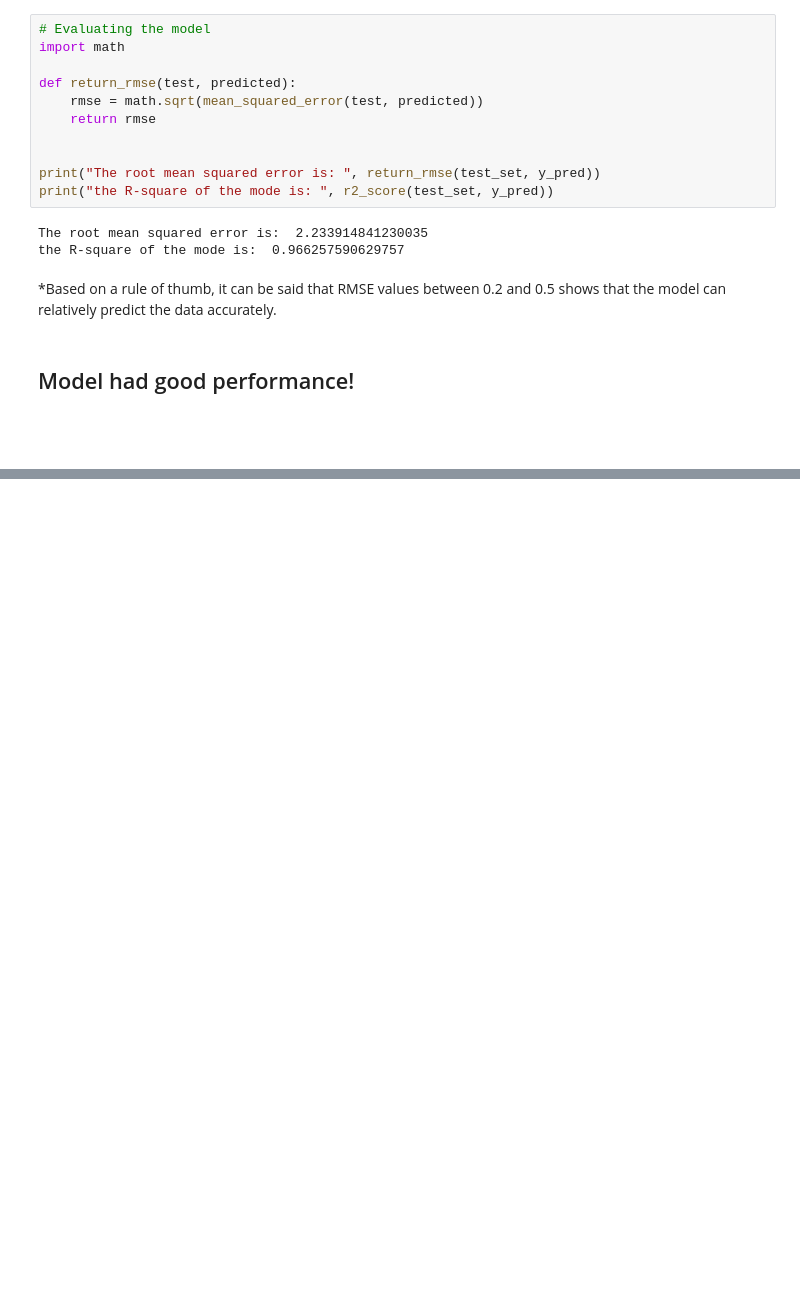
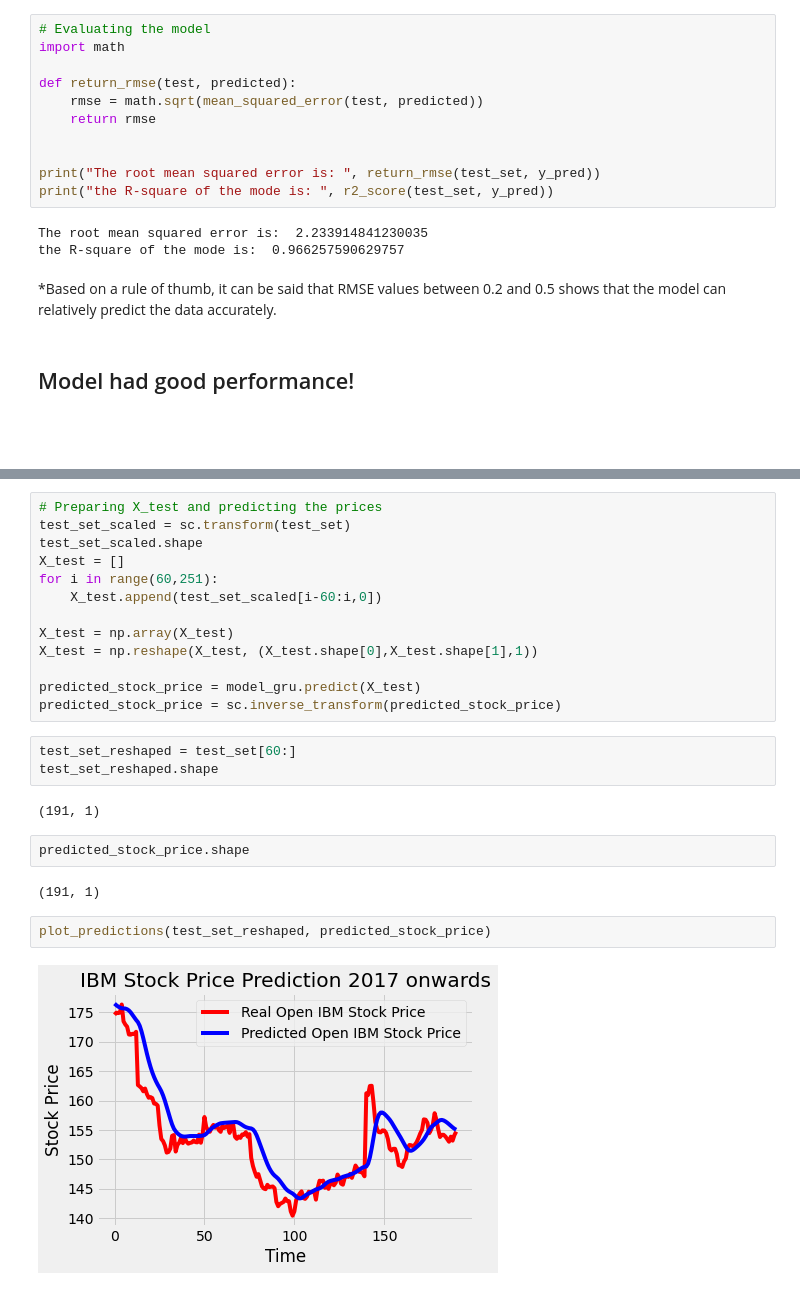
Before and after one commit to PrakritiAilavadi/Kaggle, a Jupyter notebook: ibm-stock-prediction-using-lstm.ipynb, the cells around one changed output, grey strips where cells are left out. Cells and saved outputs as stored; diff of their text form; blank space fills up the shorter version.

Commit message:
LSTM and GRU comparison
IBM 2017 stock price prediction
Reference code: https://www.kaggle.com/thebrownviking20/intro-to-recurrent-neural-networks-lstm-gru

```diff
--- a/ibm-stock-prediction-using-lstm.ipynb
+++ b/ibm-stock-prediction-using-lstm.ipynb
@@ -286,0 +355,26 @@ the R-square of the mode is:  0.966257590629757
+# %%
+# Preparing X_test and predicting the prices
+test_set_scaled = sc.transform(test_set)
+test_set_scaled.shape
+X_test = []
+for i in range(60,251):
+    X_test.append(test_set_scaled[i-60:i,0])
+
+X_test = np.array(X_test)
+X_test = np.reshape(X_test, (X_test.shape[0],X_test.shape[1],1))
+
+predicted_stock_price = model_gru.predict(X_test)
+predicted_stock_price = sc.inverse_transform(predicted_stock_price)
+# %%
+test_set_reshaped = test_set[60:]
+test_set_reshaped.shape
+# %% [output]
+(191, 1)
+# %%
+predicted_stock_price.shape
+# %% [output]
+(191, 1)
+# %%
+plot_predictions(test_set_reshaped, predicted_stock_price)
+# %% [output]
+[figure, added]
```
Also changed, not shown: parts of 11 cells of this notebook.
